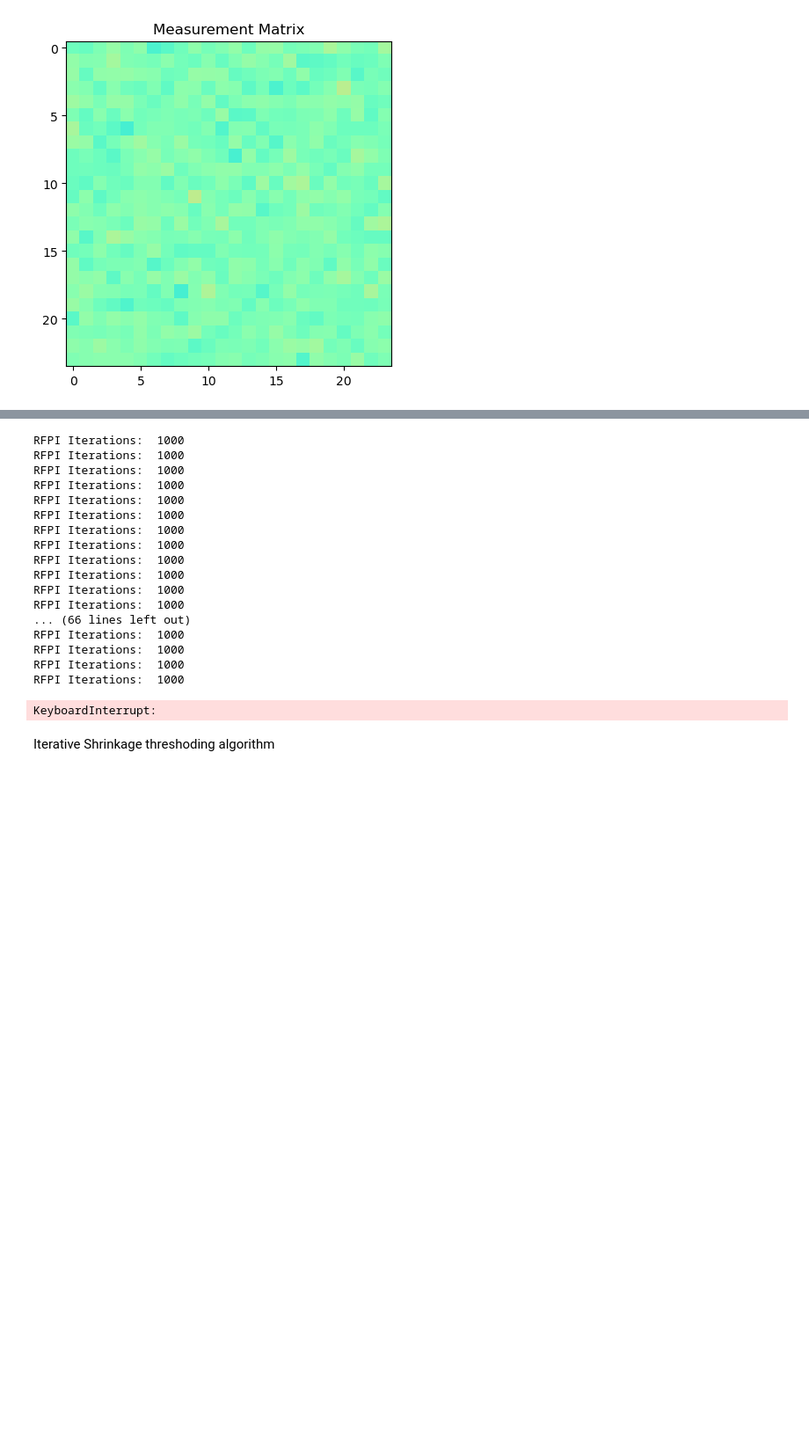
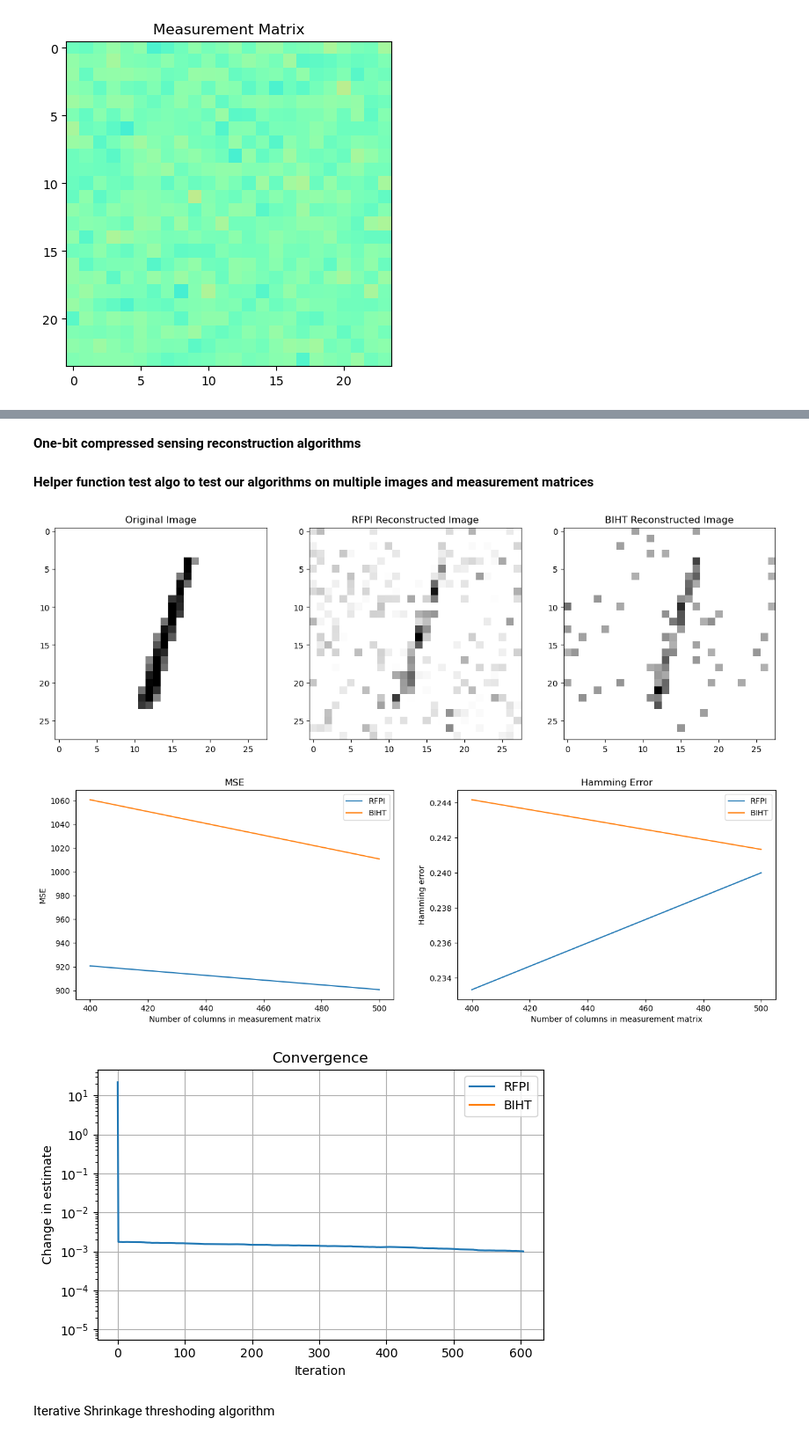
Before and after one commit to josephine-king/EE4740_ImageCompression, a Jupyter notebook: image_compression.ipynb, the cells around one changed output, grey strips where cells are left out. Shown: that part at 88% size. Cells and saved outputs as stored; diff of their text form; code cells hidden in the pictures; blank space fills up the shorter version.

```diff
--- a/image_compression.ipynb
+++ b/image_compression.ipynb
@@ -60,6 +60,7 @@ def plot_est_images(original_data, est_data):
 
 def plot_rfpi_biht(original_data, rfpi_data, biht_data):
     fig, axs = plt.subplots(1, 3)
+    fig.set_figwidth(16)
     axs[0].imshow(original_data.reshape(28,28), cmap='gray_r', vmin=0, vmax=255)
     axs[0].set_title("Original Image")
     axs[1].imshow(rfpi_data.reshape(28,28), cmap='gray_r', vmin=0, vmax=255)
@@ -97 +119,3 @@ measurement = get_measurements(sparse_data, meas_matrix)
+# %% [markdown]
+**One-bit compressed sensing reconstruction algorithms**
 # %%
@@ -197,4 +203,6 @@ def rfpi(meas_matrix, measurement, step_size, lamda, threshold, max_iter):
     return estimate, convergence
+# %% [markdown]
+**Helper function test algo to test our algorithms on multiple images and measurement matrices**
 # %%
 # Loop to test algorithms on multiple images
 def test_algo(algo, num_images, sparse_data, measurement_dims, step_size, lamda, sparsity, threshold, max_iter):
@@ -219,7 +227,7 @@ def test_algo(algo, num_images, sparse_data, measurement_dims, step_size, lamda,
             estimate = abs(estimate) * 255/(np.max(abs(estimate)))
             hamming_error = calculate_hamming_error(measurement, meas_matrix, estimate)
             hamming_error_dim.append(hamming_error)
-            mse = calculate_normalized_mse(curr_data, estimate)
+            mse = calculate_cosine_similarity(curr_data, estimate)
             mse_dim.append(mse)
 
 
@@ -228,59 +236,46 @@ def test_algo(algo, num_images, sparse_data, measurement_dims, step_size, lamda,
 
     return mses, hamming_errors, curr_data, estimate, convergence
 # %%
-meas_matrix_dims = [25,50,100,200,300,400,500,600,700]
-num_img = 20
+meas_matrix_dims = [400,500]
+num_img = 3
 data = import_mnist_data(num_img)
 sparse_data = sparsify_data(data, 100)
 
-mses_rfpi, hamming_errors_rfpi, curr_data, estimate_rfpi, convergence_rfpi = test_algo("rfpi", num_img, sparse_data, meas_matrix_dims, 1e-6, 0.02, 0, 1e-3, 1000)
-mses_biht, hamming_errors_biht, curr_data, estimate_biht, convergence_biht = test_algo("biht", num_img, sparse_data, meas_matrix_dims, 1e-5, 0.1, 80, 1e-3, 1000)
+mses_rfpi, hamming_errors_rfpi, curr_data, estimate_rfpi, convergence_rfpi = test_algo("rfpi", num_img, sparse_data, meas_matrix_dims, 1e-5, 0.1, 0, 1e-3, 1000)
+mses_biht, hamming_errors_biht, curr_data, estimate_biht, convergence_biht = test_algo("biht", num_img, sparse_data, meas_matrix_dims, 1e-5, 0.1, 70, 1e-3, 1000)
 
 plot_rfpi_biht(curr_data, estimate_rfpi, estimate_biht)
 
 fig, axs = plt.subplots(1, 2)
 fig.set_figwidth(16)
 axs[0].plot(meas_matrix_dims, mses_rfpi)
 axs[0].plot(meas_matrix_dims, mses_biht)
 axs[0].set_title("MSE")
 axs[0].set_xlabel("Number of columns in measurement matrix")
 axs[0].set_ylabel("MSE")
 axs[0].legend(["RFPI", "BIHT"])
 axs[1].plot(meas_matrix_dims, hamming_errors_rfpi)
 axs[1].plot(meas_matrix_dims, hamming_errors_biht)
 axs[1].set_title("Hamming Error")
 axs[1].set_xlabel("Number of columns in measurement matrix")
 axs[1].set_ylabel("Hamming error")
 axs[1].legend(["RFPI", "BIHT"])
 plt.show()
 
-# plt.figure(figsize=(6, 4))
-# plt.semilogy(convergence)
-# plt.xlabel("Iteration")
-# plt.ylabel("Change in estimate")
-# plt.title("Convergence")
-# plt.grid(True)
-# plt.tight_layout()
-# plt.show()
+plt.figure(figsize=(6, 4))
+plt.semilogy(convergence_rfpi)
+plt.semilogy(convergence_biht)
+plt.xlabel("Iteration")
+plt.ylabel("Change in estimate")
+plt.title("Convergence")
+plt.legend(["RFPI", "BIHT"])
+plt.grid(True)
+plt.tight_layout()
+plt.show()
 # %% [output]
-RFPI Iterations:  1000
-RFPI Iterations:  1000
-RFPI Iterations:  1000
-RFPI Iterations:  1000
-RFPI Iterations:  1000
-RFPI Iterations:  1000
-RFPI Iterations:  1000
-RFPI Iterations:  1000
-RFPI Iterations:  1000
-RFPI Iterations:  1000
-RFPI Iterations:  1000
-RFPI Iterations:  1000
-... (66 lines left out)
-RFPI Iterations:  1000
-RFPI Iterations:  1000
-RFPI Iterations:  1000
-RFPI Iterations:  1000
-KeyboardInterrupt:
+[figure, added]
+[figure, added]
+[figure, added]
 # %% [markdown]
 Iterative Shrinkage threshoding algorithm
 # %%
```
Also changed, not shown: parts of 3 cells of this notebook.
